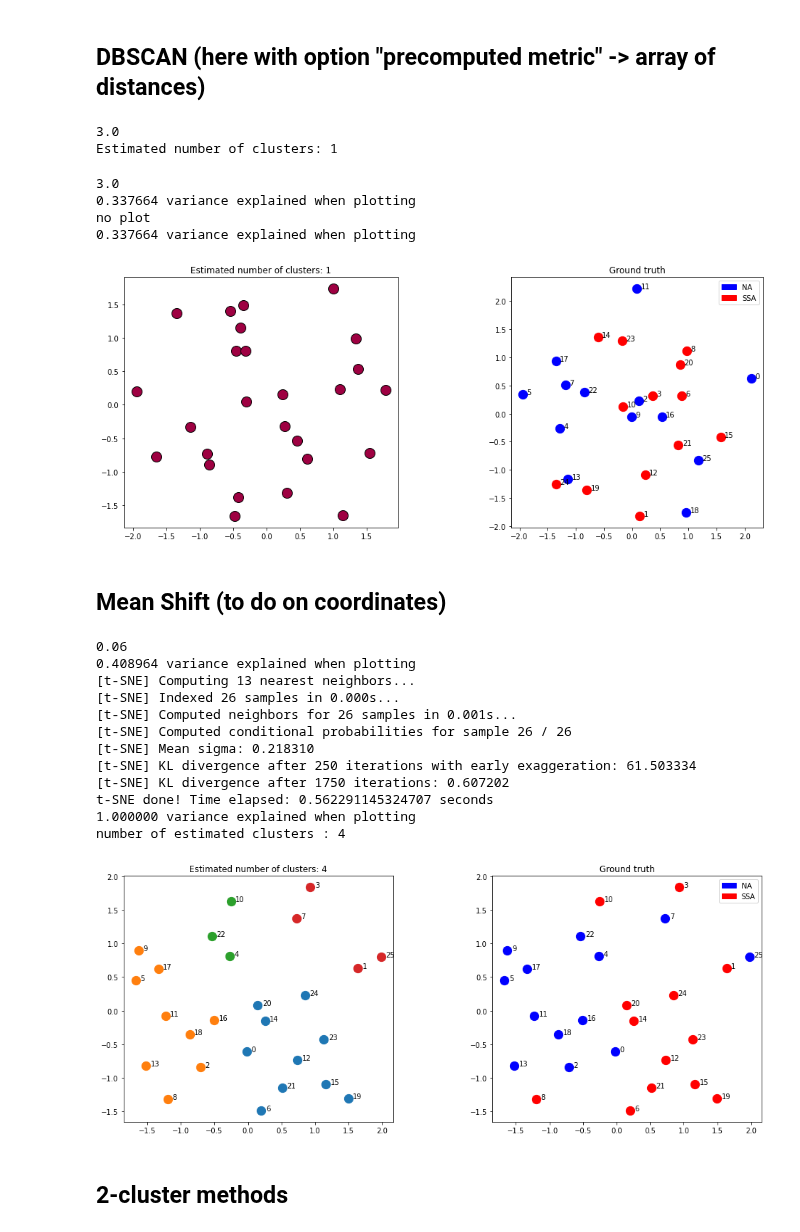
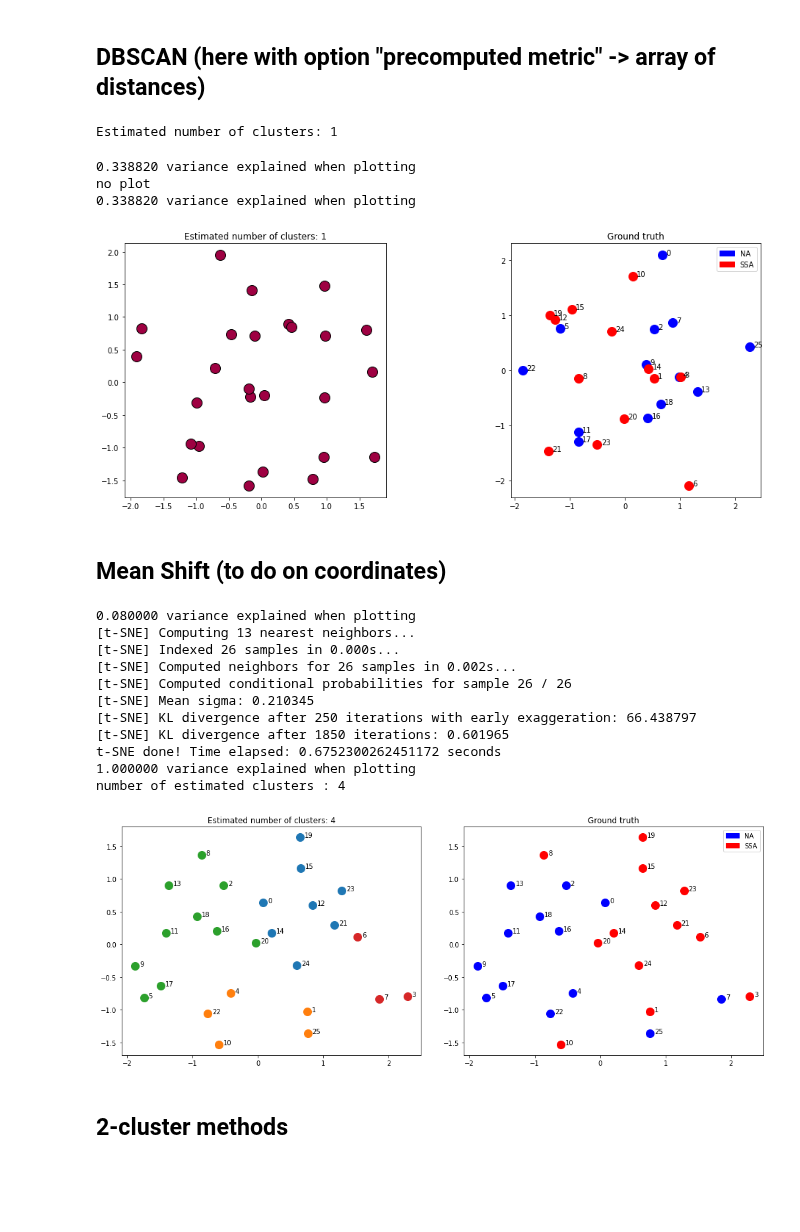
Before and after one commit to alexandremerasli/TFE, a Jupyter notebook: cluster_data.ipynb, the cells around one changed output. Cells and saved outputs as stored; diff of their text form; code cells hidden in the pictures; blank space fills up the shorter version.

```diff
--- a/cluster_data.ipynb
+++ b/cluster_data.ipynb
@@ -676,8 +712,8 @@ def plotMdsPoints(points,projection=False,title='Ground truth'):
             color = 'red'
         ax.annotate(i,(points[i,0],points[i,1]),xytext=(points[i,0]+0.07,points[i,1]))
 
-    plt.scatter(points[narrative,0],points[narrative,1],color='blue',s=150,label='NA')
-    plt.scatter(points[stimulus,0],points[stimulus,1],color='red',s=150,label='SSA')
+    plt.scatter(points[narrative,0],points[narrative,1],color='blue',s=145,label='NA')
+    plt.scatter(points[stimulus,0],points[stimulus,1],color='red',s=145,label='SSA')
 
     NA = mpatches.Patch(color='blue', label='NA')
     SSA = mpatches.Patch(color='red', label='SSA')
@@ -687,9 +723,9 @@ def plotMdsPoints(points,projection=False,title='Ground truth'):
 
 # Find best MDS dimension
 stress = np.zeros((int(N/4),1)) # dimension rule : dimension < N/4
-matrix_dist = computeDistanceMatrix()
+distance_matrix = computeDistanceMatrix(45)
 for i in range(1,int(N/4)+1):
-    points,stress[i-1] = computeMDSCoordinate(i,matrix_dist)
+    points,stress[i-1] = computeMDSCoordinate(i,distance_matrix)
 
 plt.plot(np.arange(1,int(N/4)+1),stress)
 plt.xlabel("number of MBS dimensions")
@@ -714,17 +754,18 @@ Stress of the method : 0.170866
 # %%
 from sklearn.manifold import TSNE
 import time
-def computeSNECoordinate(n_comp,matrix_dist,init):
+def computeSNECoordinate(n_comp,distance_matrix,init):
     time_start = time.time()
     tsne = TSNE(n_components=n_comp, verbose=1, perplexity=4, n_iter=30000,metric="precomputed", init=init)
-    tsne_points = tsne.fit_transform(matrix_dist)
+    tsne_points = tsne.fit_transform(distance_matrix)
     print('t-SNE done! Time elapsed: {} seconds'.format(time.time()-time_start))
     tsne_points = transformPoints(tsne_points)
     return tsne_points
 
-matrix_dist = computeDistanceMatrix(50)
-points,stress = computeMDSCoordinate(mdsDim,matrix_dist,dissimilarity='precomputed',printStress=True)
+distance_matrix = computeDistanceMatrix(45)
+#points,stress = computeMDSCoordinate(mdsDim,distance_matrix,dissimilarity='precomputed',printStress=True)
+points = np.array(pcoa_map.samples)
 points_2D = transformPoints(points)
-points = computeSNECoordinate(2,matrix_dist,points_2D)
+points = computeSNECoordinate(2,distance_matrix,points_2D)
 plotMdsPoints(points,title='t-SNE map')
 # %% [output]
@@ -747,8 +786,8 @@ t-SNE done! Time elapsed: 0.5669491291046143 seconds
 from sklearn.cluster import DBSCAN
 
 # Compute DBSCAN
-matrix_dist = computeDistanceMatrix()
-db = DBSCAN(eps=1, min_samples=1,metric='precomputed').fit(matrix_dist)
+distance_matrix = computeDistanceMatrix()
+db = DBSCAN(eps=1, min_samples=1,metric='precomputed').fit(distance_matrix)
 
 core_samples_mask = np.zeros_like(db.labels_, dtype=bool)
 core_samples_mask[db.core_sample_indices_] = True
@@ -759,7 +798,6 @@ n_clusters_ = len(set(labels)) - (1 if -1 in labels else 0)
 n_noise_ = list(labels).count(-1)
 print('Estimated number of clusters: %d' % n_clusters_)
 # %% [output]
-3.0
 Estimated number of clusters: 1
 # %%
 # Black removed and is used for noise instead.
@@ -769,8 +807,8 @@ colors = [plt.cm.Spectral(each)
 
 ax = plt.axes([0,0,1.2,1.2])
 ax.set_aspect(aspect='equal')
-matrix_dist = computeDistanceMatrix()
-points,stress = computeMDSCoordinate(mdsDim,matrix_dist,dissimilarity='precomputed')
+distance_matrix = computeDistanceMatrix()
+points,stress = computeMDSCoordinate(mdsDim,distance_matrix,dissimilarity='precomputed')
 points_2D = transformPoints(points)
 
 for k, col in zip(unique_labels, colors):
@@ -798,21 +836,21 @@ plt.title('Estimated number of clusters: %d' % n_clusters_)
 # Compare to ground truth
 plotMdsPoints(points,projection=True)
 # %% [output]
-3.0
-0.337664 variance explained when plotting
+0.338820 variance explained when plotting
 no plot
-0.337664 variance explained when plotting
+0.338820 variance explained when plotting
-[figure, old version]
+[figure, new version]
 # %% [markdown]
 ## Mean Shift (to do on coordinates)
 # %%
 from sklearn.cluster import MeanShift, estimate_bandwidth
 
 # Compute clustering with MeanShift
-matrix_dist = computeDistanceMatrix(50)
-points,stress = computeMDSCoordinate(mdsDim,matrix_dist) # Look only at 2 3 or 4D, then bad results
+distance_matrix = computeDistanceMatrix(45)
+#points,stress = computeMDSCoordinate(mdsDim,distance_matrix) # Look only at 2 3 or 4D, then bad results
+points = np.array(pcoa_map.samples)
 points_2D = transformPoints(points)
-points = computeSNECoordinate(2,matrix_dist,points_2D)
+points = computeSNECoordinate(2,distance_matrix,points_2D)
 
 # The following bandwidth can be automatically detected using
 bandwidth = estimate_bandwidth(points, quantile=0.2)
@@ -826,42 +864,41 @@ labels_unique = np.unique(labels)
 n_clusters_ = len(labels_unique)
 
 print("number of estimated clusters : %d" % n_clusters_)
 
 # Plot result
 from itertools import cycle
 
 ax = plt.axes([0,0,1.2,1.2])
 ax.set_aspect(aspect='equal')
 #points = transformPoints(points)
 
 colors = cycle('bgrcmykbgrcmykbgrcmykbgrcmyk')
 for k, col in zip(range(n_clusters_), colors):
     my_members = labels == k
     cluster_center = cluster_centers[k]
-    ax.scatter(points[my_members, 0], points[my_members, 1], s=150)
+    ax.scatter(points[my_members, 0], points[my_members, 1], s=145)
 
     subjects = np.arange(0,N)
     for i in subjects[my_members==1]:
         ax.annotate(i,(points[i,0],points[i,1]),xytext=(points[i,0]+0.07,points[i,1]))
 
     plt.title('Estimated number of clusters: %d' % n_clusters_)
 
 # Compare to ground truth
 plotMdsPoints(points)
 # %% [output]
-0.06
-0.408964 variance explained when plotting
+0.080000 variance explained when plotting
 [t-SNE] Computing 13 nearest neighbors...
 [t-SNE] Indexed 26 samples in 0.000s...
-[t-SNE] Computed neighbors for 26 samples in 0.001s...
+[t-SNE] Computed neighbors for 26 samples in 0.002s...
 [t-SNE] Computed conditional probabilities for sample 26 / 26
-[t-SNE] Mean sigma: 0.218310
-[t-SNE] KL divergence after 250 iterations with early exaggeration: 61.503334
-[t-SNE] KL divergence after 1750 iterations: 0.607202
-t-SNE done! Time elapsed: 0.562291145324707 seconds
+[t-SNE] Mean sigma: 0.210345
+[t-SNE] KL divergence after 250 iterations with early exaggeration: 66.438797
+[t-SNE] KL divergence after 1850 iterations: 0.601965
+t-SNE done! Time elapsed: 0.6752300262451172 seconds
 1.000000 variance explained when plotting
 number of estimated clusters : 4
-[figure, old version]
+[figure, new version]
 # %% [markdown]
 ## 2-cluster methods
 # %%
```
Also changed, not shown: parts of 21 cells of this notebook.
